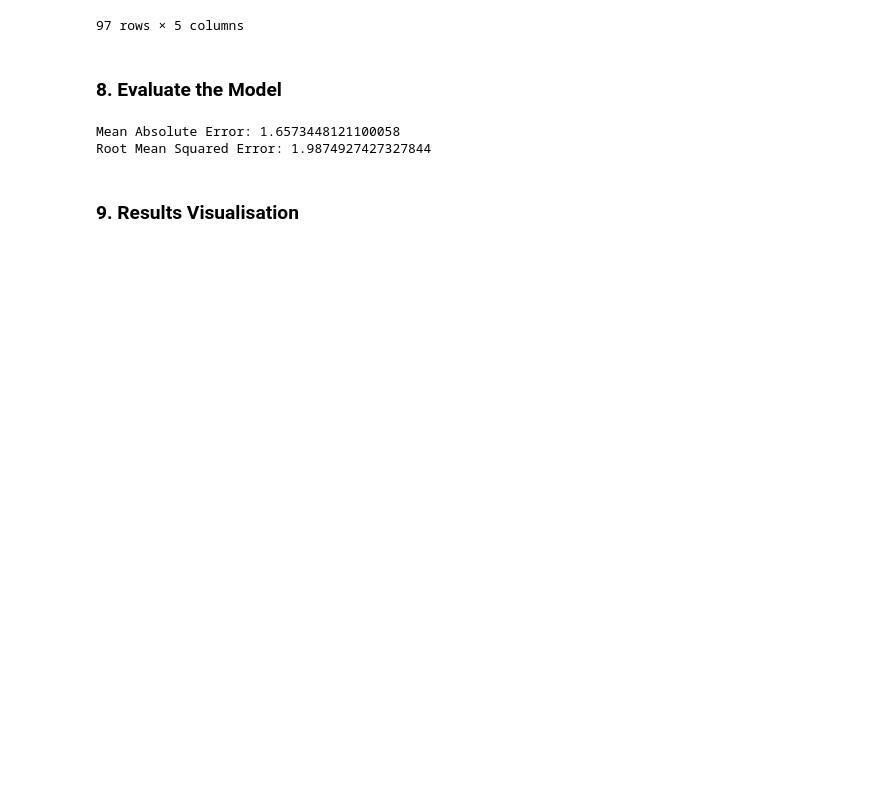
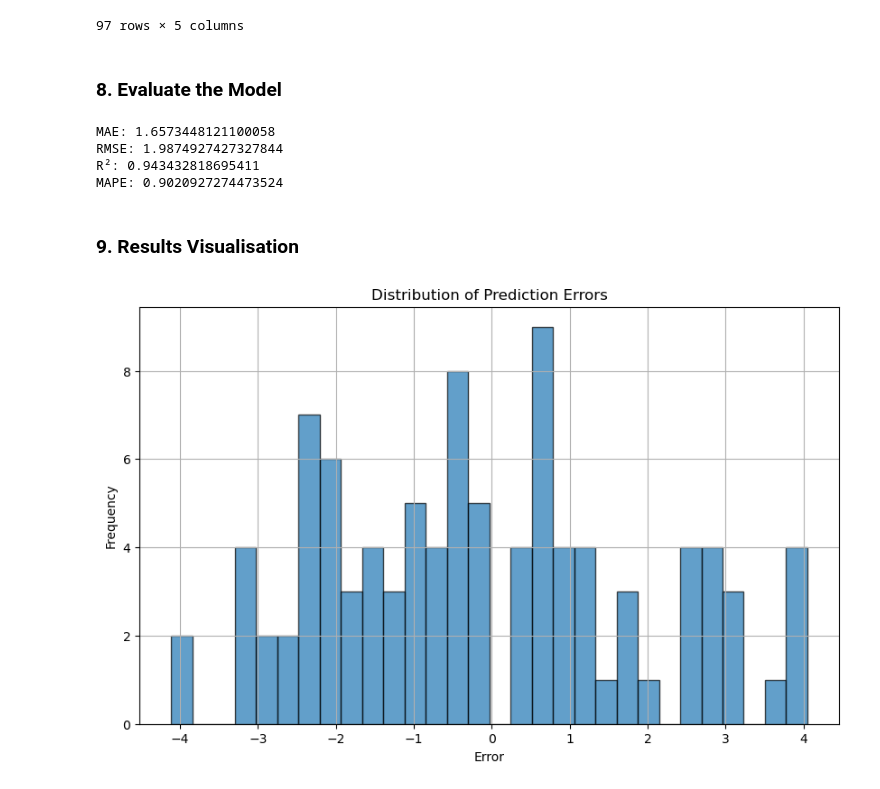
Before and after one commit to kahbelank/Investment-Chatbot, a Jupyter notebook: Machine Learning/test_FBProphet_2Yr.ipynb, the cells around one changed output. Saved outputs shown, nothing was run; the diff lists cells and outputs as text; code cells hidden in the pictures; blank space fills up the shorter version.

```diff
--- a/Machine Learning/test_FBProphet_2Yr.ipynb
+++ b/Machine Learning/test_FBProphet_2Yr.ipynb
@@ -246,13 +246,36 @@ display(merged_forecast)
 # %%
 y_true = test['y'].values
 y_pred = forecast['yhat'].values
+
+# Assuming y_true and y_pred are the actual and predicted values
 mae = mean_absolute_error(y_true, y_pred)
 rmse = np.sqrt(mean_squared_error(y_true, y_pred))
-print(f"Mean Absolute Error: {mae}")
-print(f"Root Mean Squared Error: {rmse}")
+r2 = r2_score(y_true, y_pred)
+mape = np.mean(np.abs((y_true - y_pred) / y_true)) * 100
+
+print(f"MAE: {mae}")
+print(f"RMSE: {rmse}")
+print(f"R²: {r2}")
+print(f"MAPE: {mape}")
 # %% [output]
-Mean Absolute Error: 1.6573448121100058
-Root Mean Squared Error: 1.9874927427327844
+MAE: 1.6573448121100058
+RMSE: 1.9874927427327844
+R²: 0.943432818695411
+MAPE: 0.9020927274473524
 # %% [markdown]
 ### 9. Results Visualisation
+# %%
+# Residuals
+residuals = y_true - y_pred
+
+# Residual Plot
+plt.figure(figsize=(10, 6))
+plt.hist(residuals, bins=30, edgecolor='k', alpha=0.7)
+plt.title('Distribution of Prediction Errors')
+plt.xlabel('Error')
+plt.ylabel('Frequency')
+plt.grid(True)
+plt.show()
+# %% [output]
+[figure, added]
 # %%
```
Also changed, not shown: parts of 5 cells of this notebook.
